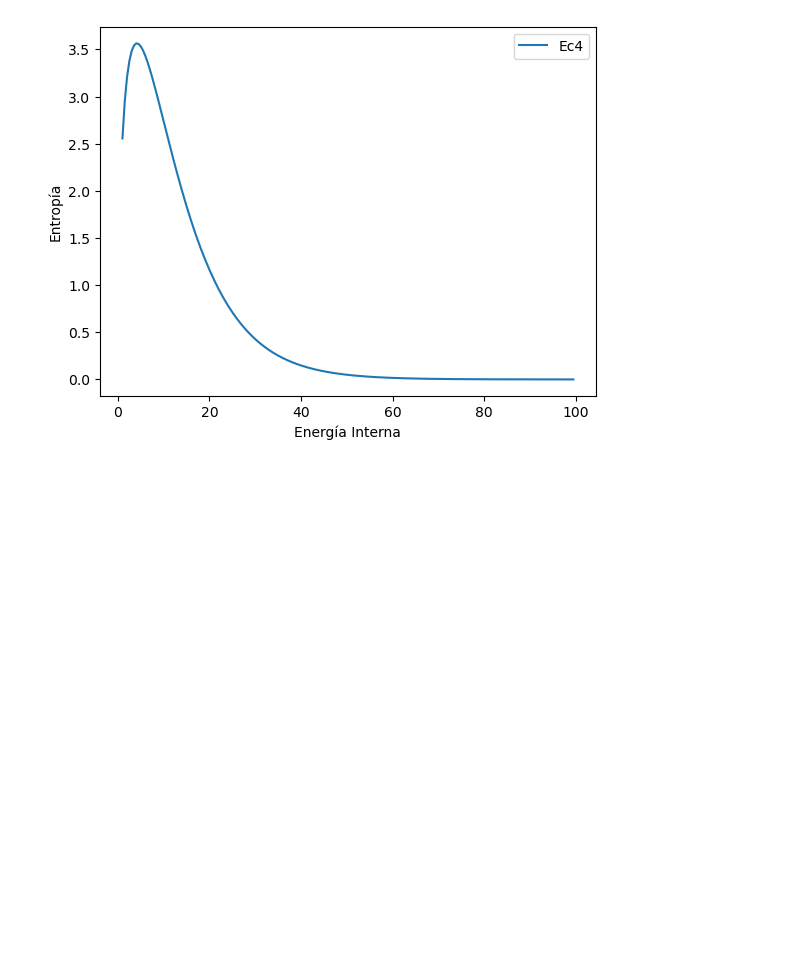
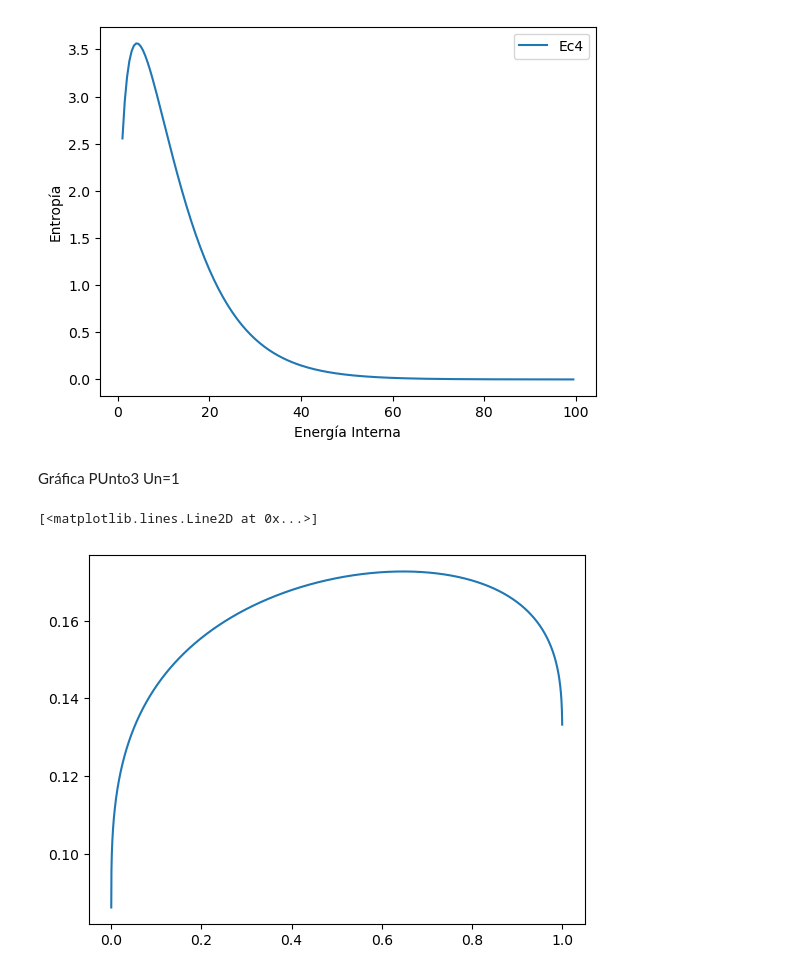
Before and after one commit to lsperezm/Metodos1-LauraPerez-SofiaLizarazo, a Jupyter notebook: Untitled.ipynb, the cells around one changed output. Saved outputs shown, nothing was run; the diff lists cells and outputs as text; code cells hidden in the pictures; blank space fills up the shorter version.

```diff
--- a/Untitled.ipynb
+++ b/Untitled.ipynb
@@ -60,3 +60,22 @@ plt.legend()
 # %% [output]
 <matplotlib.legend.Legend at 0x...>
 [figure]
+# %% [markdown]
+Gráfica PUnto3
+Un=1
+# %%
+def graf(U):
+    r=(R/(v_0*theta))**(1/3)
+    todo=(80**(1/3))*(0.03*(U**(1/3)) + 0.02*((1-U)**(1/3)))
+    return todo
+Un=1
+# %%
+#g_3=graf(1.5)
+u=np.arange(0,1,0.0001)
+g=graf(u)
+# %%
+plt.plot(u,g)
+plt.xlabel("")
+# %% [output]
+[<matplotlib.lines.Line2D at 0x...>]
+[figure, added]
```
